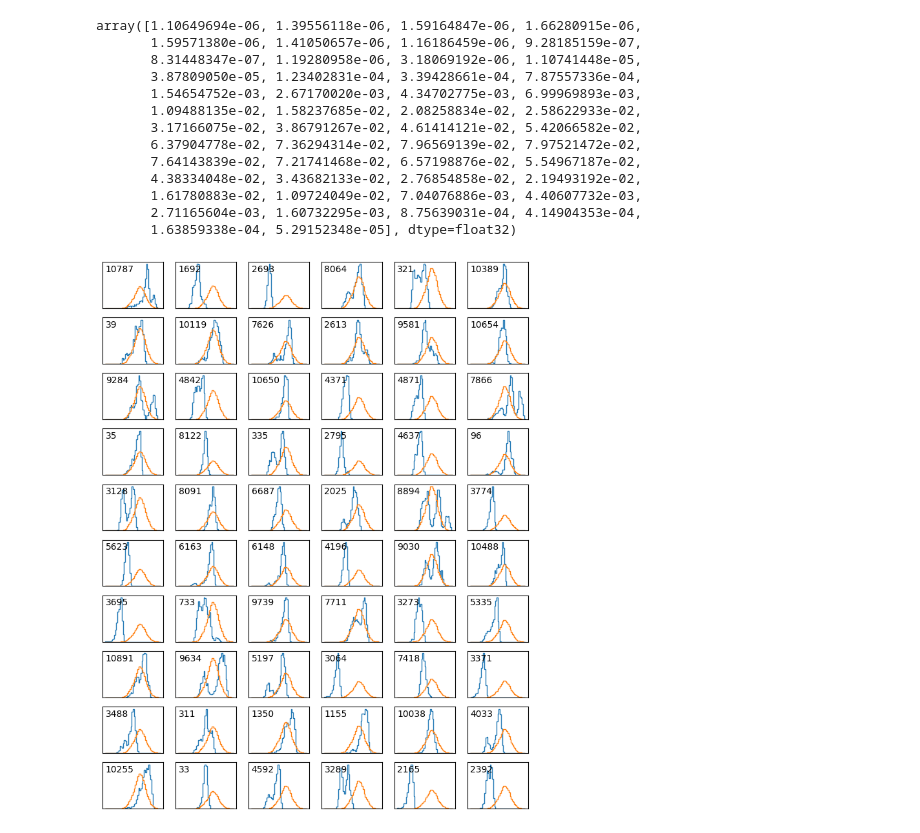
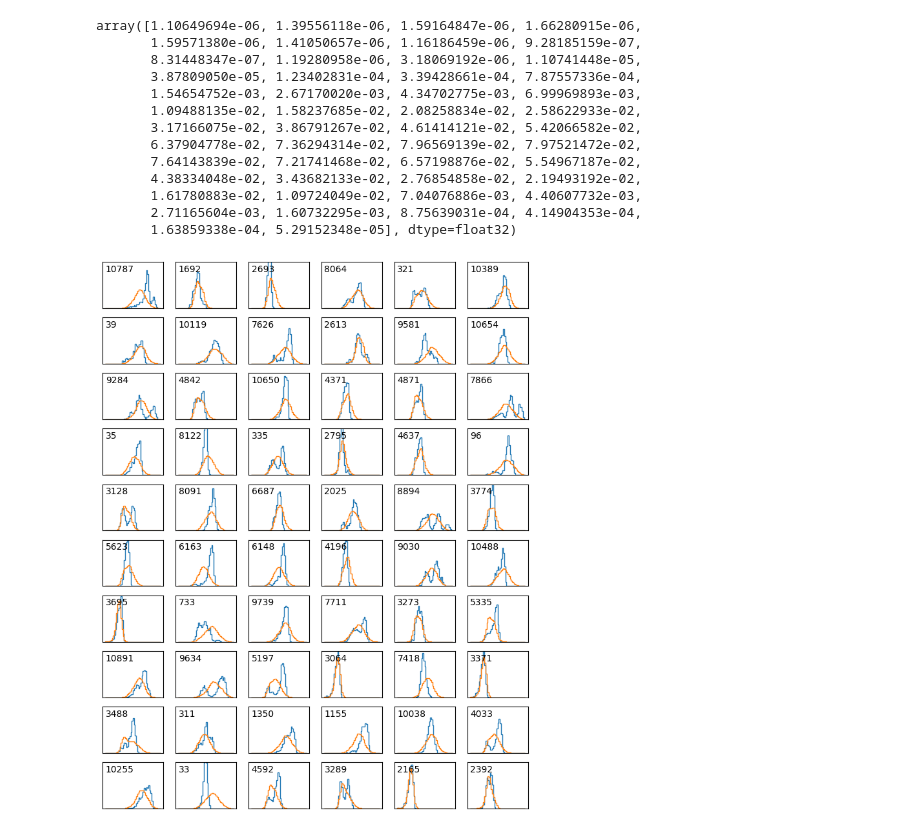
Before and after one commit to julius-2027/cs229_rna_folding, a Jupyter notebook: modular_setup_improved_kmn/analyze_model_predictions.ipynb, the cells around one changed output. Saved outputs shown, nothing was run; the diff lists cells and outputs as text; code cells hidden in the pictures.

Commit message:
Corrections to analyze_model_predictions

```diff
--- a/modular_setup_improved_kmn/analyze_model_predictions.ipynb
+++ b/modular_setup_improved_kmn/analyze_model_predictions.ipynb
@@ -151,34 +161,35 @@ n_y = 10
 fig, axs = plt.subplots(n_y, n_x, figsize=(width_inch, height_inch))
 
 offset = 0
 for i in range(offset, len(data.test.row_keys)+offset):
     if i-offset == n_x*n_y:
         break
 
     i_x = (i-offset) % n_x
     i_y = int((i-offset)/n_x)
 
     ax = axs[i_y][i_x]
     ax.stairs(data.test.targets[i], data.bin_edges/np.log(10))
 
-    logits = model.forward(torch.from_numpy(data.test.sequences[0]),
-                        torch.from_numpy(data.test.structures[0]),
-                        torch.from_numpy(data.test.static_features[0]),
+    logits = model.forward(torch.from_numpy(data.test.sequences[i]),
+                           torch.from_numpy(data.test.structures[i]),
+                           torch.from_numpy(data.test.static_features[i]),
                         embeddings=None)
 
     weights = torch.softmax(logits, dim=-1) # shape (batch_size, num_bins)
     xgrid = torch.outer(torch.ones(weights.shape[-1]), torch.arange(weights.shape[-1])) # shape (num_bins, num_bins)
     means = xgrid.T # shape (num_bins, num_bins)
     bandwidth = BANDWIDTH
     gaussians = 1/(math.sqrt(2*math.pi)*bandwidth)*torch.exp(-0.5*((xgrid - means)/bandwidth)**2) # shape (num_bins, num_bins)
     probs = weights @ gaussians # shape (batch_size, num_bins)
     normalizations = torch.ones(probs.shape[-1]) # shape (batch_size, num_bins)
     probs /= normalizations # shape (batch_size, num_bins)
     probs = probs.detach().numpy()
     ax.stairs(probs, data.bin_edges/np.log(10))
 
+    ax.set_ylim(0,0.2)
     ax.set_xticks([])
     ax.set_yticks([])
     ax.text(0.05, 0.95, str(data.test.row_keys[i]), transform=ax.transAxes, verticalalignment='top')
 # %% [output]
-[figure, old version]
+[figure, new version]
```
Also changed, not shown: parts of 9 cells of this notebook, 2 other files.
